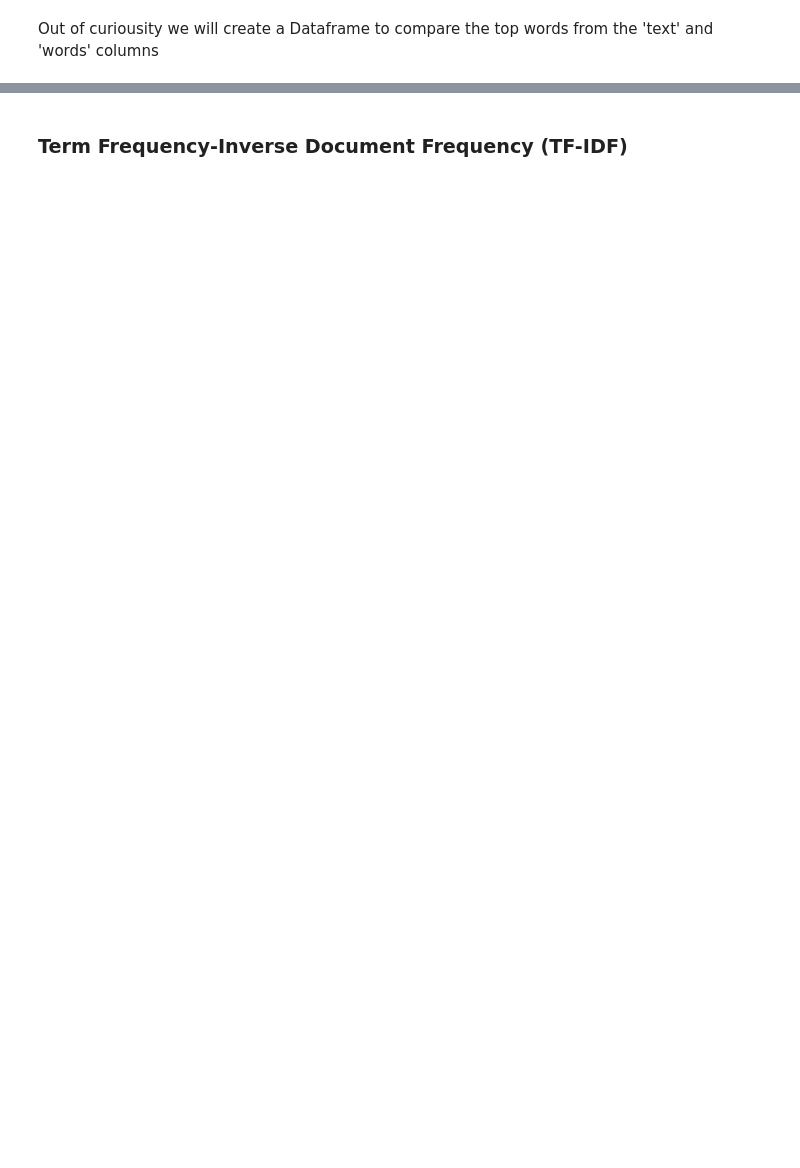
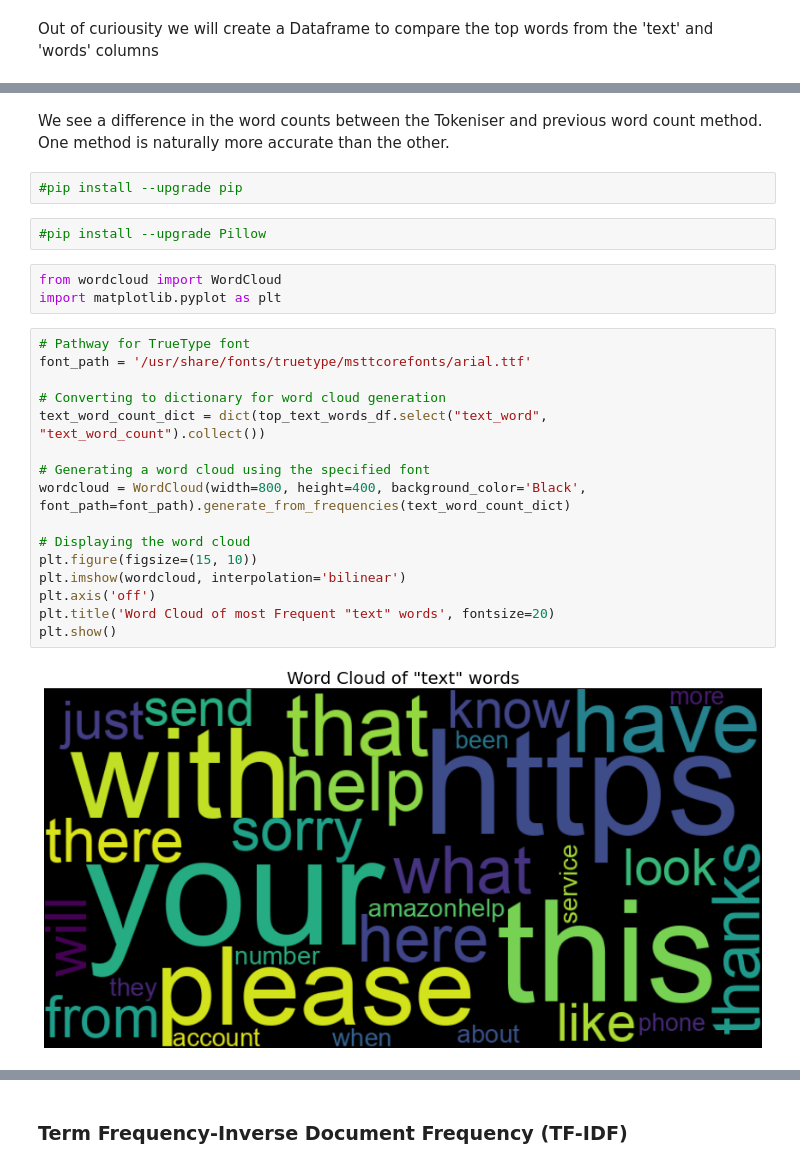
Before and after one commit to KaviCCT/Storage-Solutions-for-Big-Data-CA1, a Jupyter notebook: SSBD Kavi Patak CA1.ipynb, the cells around one changed output, grey strips where cells are left out. Saved outputs shown, nothing was run; the diff lists cells and outputs as text; blank space fills up the shorter version.

```diff
--- a/SSBD Kavi Patak CA1.ipynb
+++ b/SSBD Kavi Patak CA1.ipynb
@@ -1911,0 +1919,27 @@ only showing top 20 rows
+# %% [markdown]
+We see a difference in the word counts between the Tokeniser and previous word count method. One method is naturally more accurate than the other.
+# %%
+#pip install --upgrade pip
+# %%
+#pip install --upgrade Pillow
+# %%
+from wordcloud import WordCloud
+import matplotlib.pyplot as plt
+# %%
+# Pathway for TrueType font
+font_path = '/usr/share/fonts/truetype/msttcorefonts/arial.ttf'
+
+# Converting to dictionary for word cloud generation
+text_word_count_dict = dict(top_text_words_df.select("text_word", "text_word_count").collect())
+
+# Generating a word cloud using the specified font
+wordcloud = WordCloud(width=800, height=400, background_color='Black', font_path=font_path).generate_from_frequencies(text_word_count_dict)
+
+# Displaying the word cloud
+plt.figure(figsize=(15, 10))
+plt.imshow(wordcloud, interpolation='bilinear')
+plt.axis('off')
+plt.title('Word Cloud of most Frequent "text" words', fontsize=20)
+plt.show()
+# %% [output]
+[figure, added]
```
Also changed, not shown: parts of 109 cells of this notebook.
